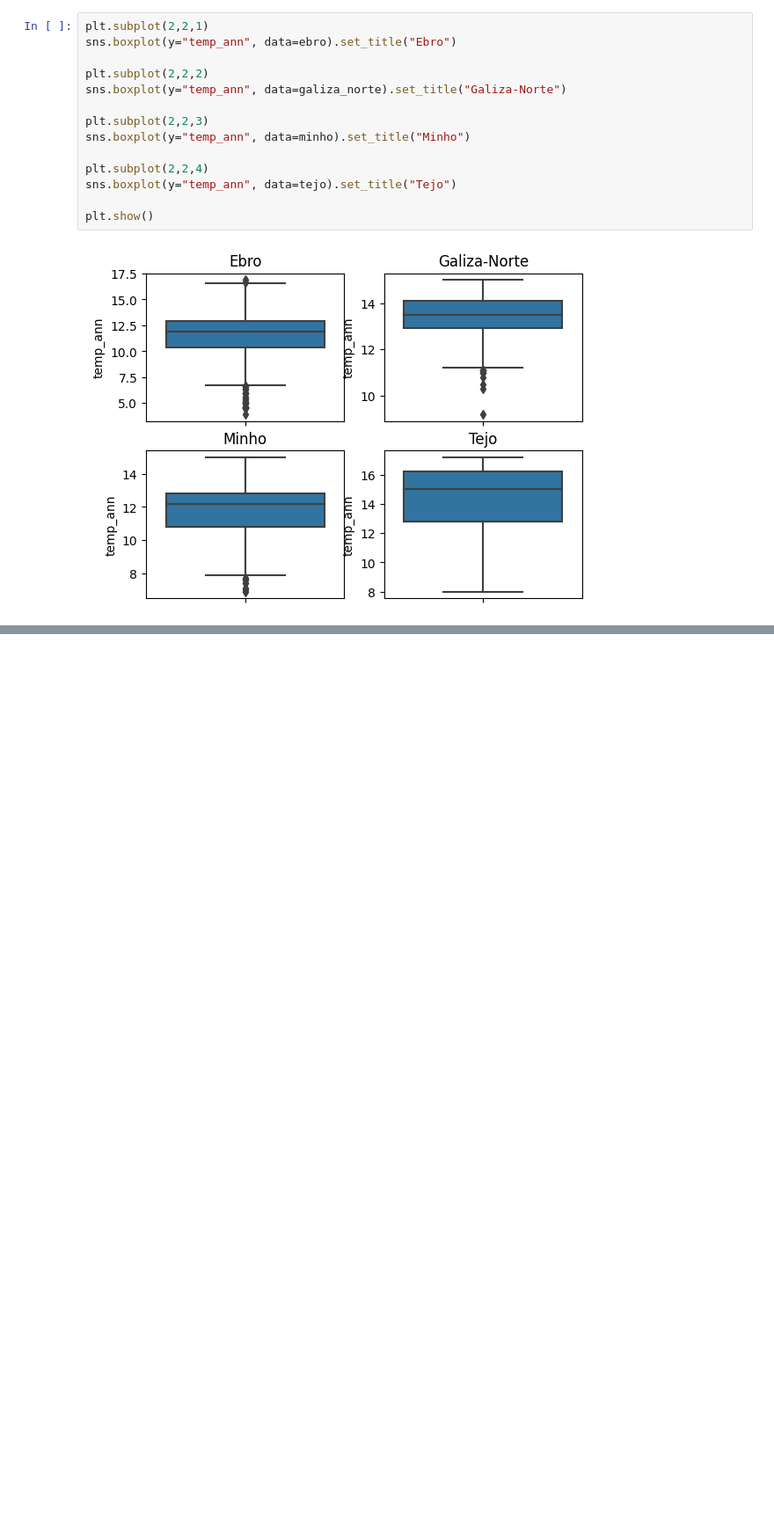
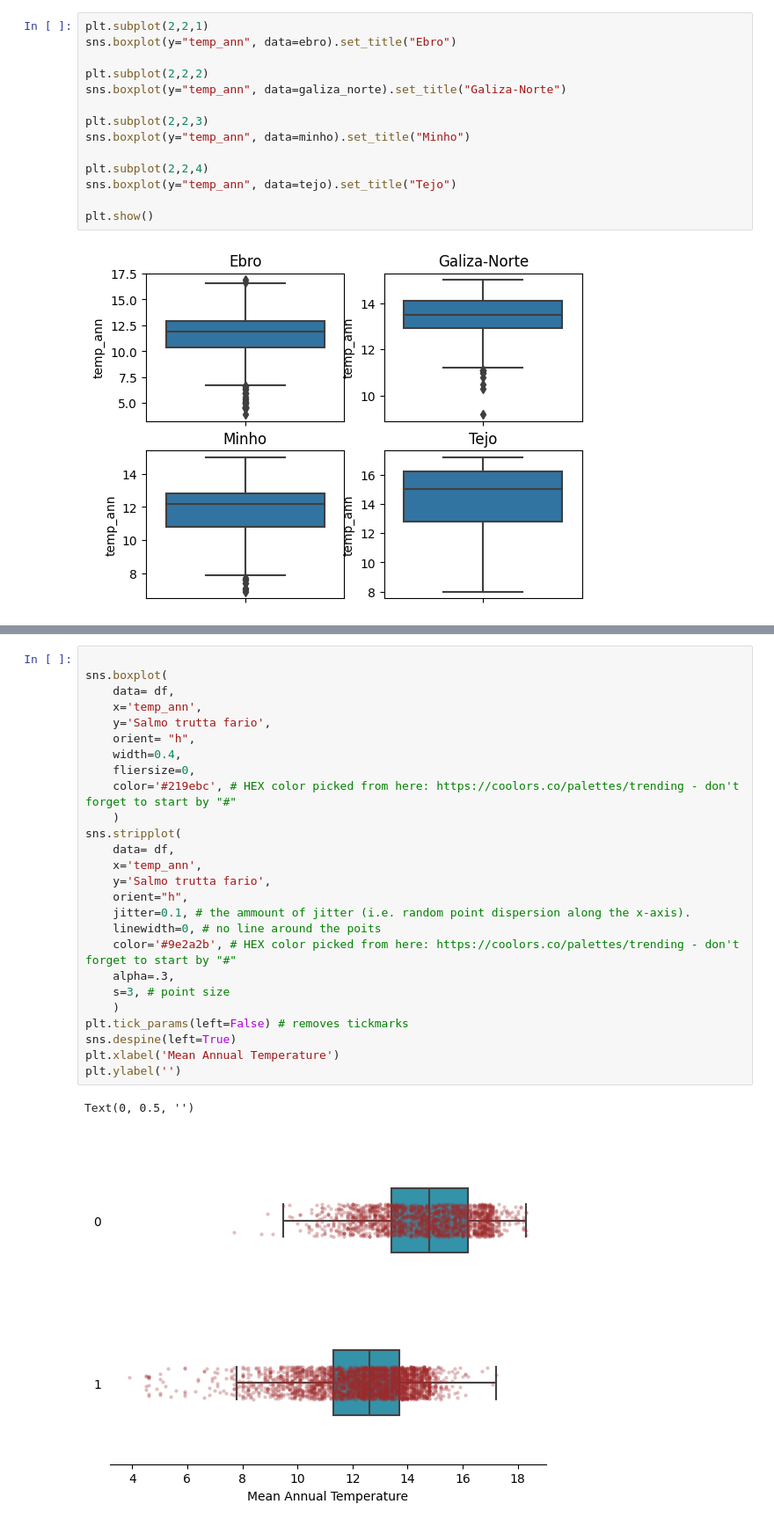
Before and after one commit to jfilipa1/greends-avcd, a Jupyter notebook: people/inesbs/exercise03.ipynb, the cells around one changed output, grey strips where cells are left out. Shown at 88% size. Saved outputs shown, nothing was run; the diff lists cells and outputs as text; blank space fills up the shorter version.

```diff
--- a/people/inesbs/exercise03.ipynb
+++ b/people/inesbs/exercise03.ipynb
@@ -112,0 +155,29 @@ plt.show()
+# %%
+
+sns.boxplot(
+    data= df,
+    x='temp_ann',
+    y='Salmo trutta fario',
+    orient= "h",
+    width=0.4,
+    fliersize=0,
+    color='#219ebc', # HEX color picked from here: https://coolors.co/palettes/trending - don't forget to start by "#"
+    )
+sns.stripplot(
+    data= df,
+    x='temp_ann',
+    y='Salmo trutta fario',
+    orient="h",
+    jitter=0.1, # the ammount of jitter (i.e. random point dispersion along the x-axis).
+    linewidth=0, # no line around the poits
+    color='#9e2a2b', # HEX color picked from here: https://coolors.co/palettes/trending - don't forget to start by "#"
+    alpha=.3,
+    s=3, # point size
+    )
+plt.tick_params(left=False) # removes tickmarks
+sns.despine(left=True)
+plt.xlabel('Mean Annual Temperature')
+plt.ylabel('')
+# %% [output]
+Text(0, 0.5, '')
+[figure, added]
```
Also changed, not shown: parts of 9 cells of this notebook.
